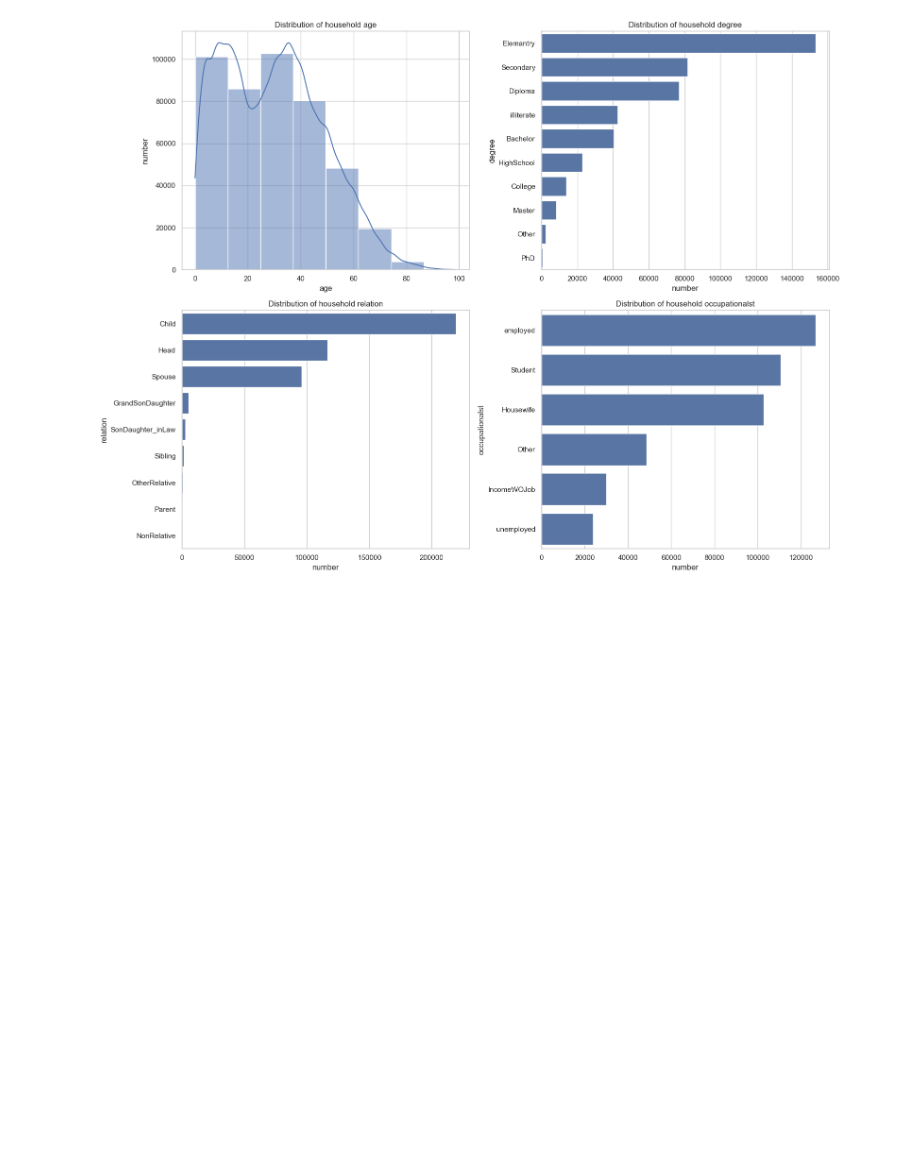
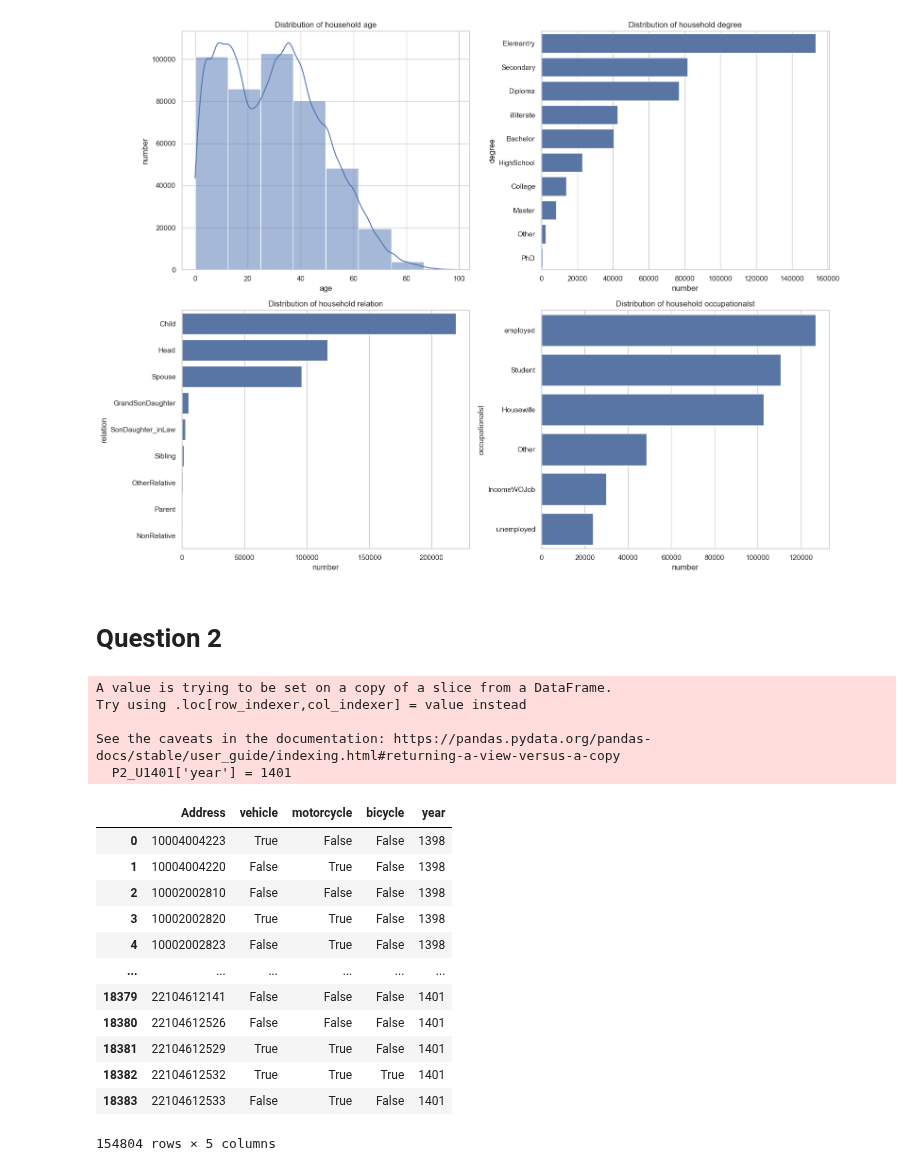
Before and after one commit to AmirmahdiGolahmar/Iranian_HEIS, a Jupyter notebook: statistic/statistics_part1_2.ipynb, the cells around one changed output. Cells and saved outputs as stored; diff of their text form; code cells hidden in the pictures; blank space fills up the shorter version.

```diff
--- a/statistic/statistics_part1.ipynb
+++ b/statistic/statistics_part1_2.ipynb
@@ -22,7 +22,7 @@ Year = "U1401"
 # #Read all sheets for a Year
 # data = pd.read_excel(path_data + all_files_name[4], Year + 'Data')
 P1 = pd.read_excel(path_data + all_files_name[7], Year + 'P1')
-# P2 = pd.read_excel(path_data + all_files_name[4], Year + 'P2')
+P2 = pd.read_excel(path_data + all_files_name[7], Year + 'P2')
 # P3S01 = pd.read_excel(path_data + all_files_name[3], Year + 'P3S01')
 # P3S02 = pd.read_excel(path_data + all_files_name[3], Year + 'P3S02')
 # P3S03 = pd.read_excel(path_data + all_files_name[3], Year + 'P3S03')
@@ -168,3 +123,9 @@ plt.tight_layout()
 plt.show()
 # %% [output]
 [figure]
+# %% [markdown]
+# Question 2
+# %%
+# read spesific file
+P2_U1401 = P2[["Address", "vehicle", "motorcycle", "bicycle"]]
+# P2_R1401.info()
@@ -170,0 +155,42 @@ plt.show()
+# %%
+# بارگذاری داده‌ها از فایل‌های مختلف و افزودن ستون سال
+P2_U98['year'] = 1398
+P2_R98['year'] = 1398
+df_1398 = pd.concat([P2_U98, P2_R98])
+
+P2_R99['year'] = 1399
+P2_U99['year'] = 1399
+df_1399 = pd.concat([P2_U99, P2_R99])
+
+P2_R1400['year'] = 1400
+P2_U1400['year'] = 1400
+df_1400 = pd.concat([P2_U1400, P2_R1400])
+
+P2_R1401['year'] = 1401
+P2_U1401['year'] = 1401
+df_1401 = pd.concat([P2_U1401, P2_R1401])
+
+# ادغام داده‌های همه سال‌ها در یک DataFrame واحد
+df = pd.concat([df_1398, df_1399, df_1400, df_1401])
+# %% [output]
+A value is trying to be set on a copy of a slice from a DataFrame.
+Try using .loc[row_indexer,col_indexer] = value instead
+
+See the caveats in the documentation: https://pandas.pydata.org/pandas-docs/stable/user_guide/indexing.html#returning-a-view-versus-a-copy
+  P2_U1401['year'] = 1401
+# %%
+df
+# %% [output]
+|  | Address | vehicle | motorcycle | bicycle | year |
+| 0 | 10004004223 | True | False | False | 1398 |
+| 1 | 10004004220 | False | True | False | 1398 |
+| 2 | 10002002810 | False | False | False | 1398 |
+| 3 | 10002002820 | True | True | False | 1398 |
+| 4 | 10002002823 | False | True | False | 1398 |
+| ... | ... | ... | ... | ... | ... |
+| 18379 | 22104612141 | False | False | False | 1401 |
+| 18380 | 22104612526 | False | False | False | 1401 |
+| 18381 | 22104612529 | True | True | False | 1401 |
+| 18382 | 22104612532 | True | True | True | 1401 |
+| 18383 | 22104612533 | False | True | False | 1401 |
+154804 rows × 5 columns
```
Also changed, not shown: parts of 6 cells of this notebook.
